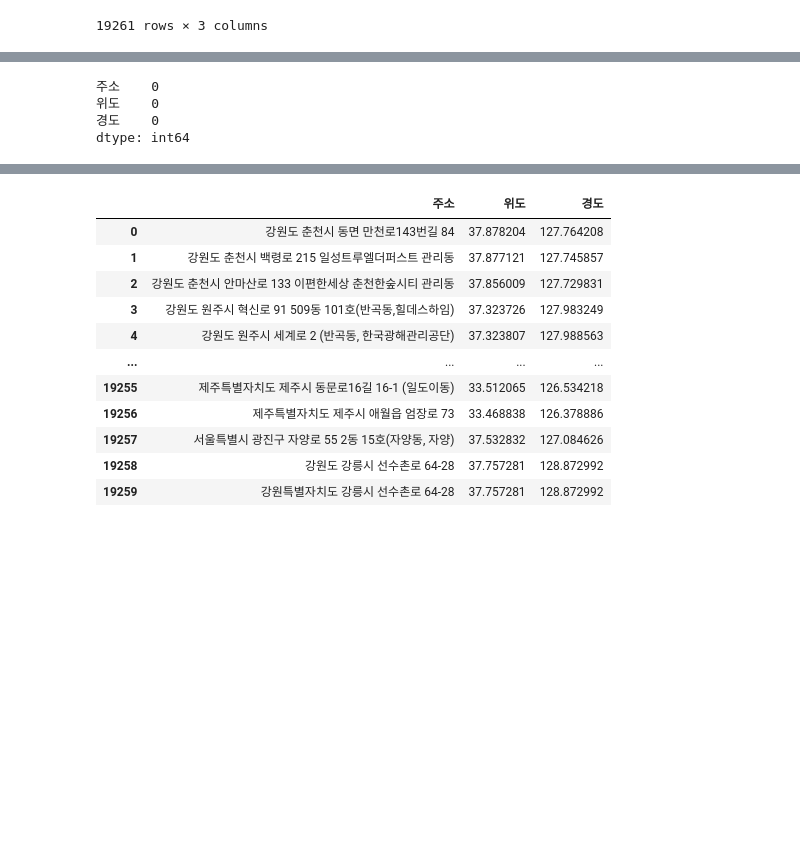
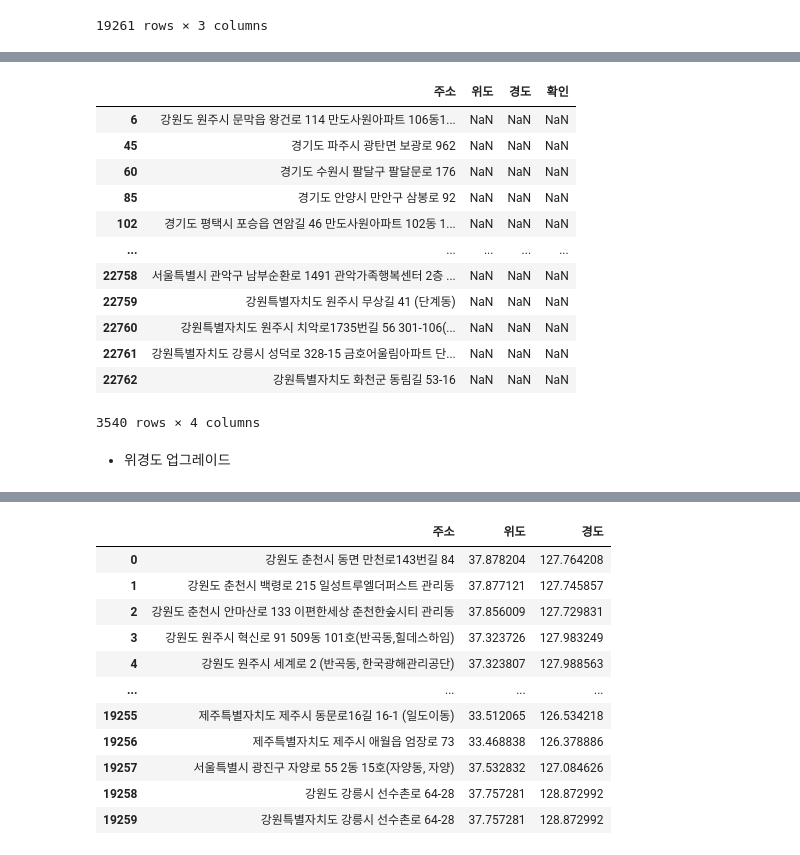
Before and after one commit to NeatyNut/-------, a Jupyter notebook: EDA.ipynb, the cells around one changed output, grey strips where cells are left out. Saved outputs shown, nothing was run; the diff lists cells and outputs as text; code cells hidden in the pictures; blank space fills up the shorter version.

```diff
--- a/EDA.ipynb
+++ b/EDA.ipynb
@@ -1154,7 +1159,18 @@ new_get_xy_df
 # %%
-new_get_xy_df.isnull().sum()
+new_get_xy_df[new_get_xy_df['확인'].isnull()]
 # %% [output]
+|  | 주소 | 위도 | 경도 | 확인 |
+| 6 | 강원도 원주시 문막읍 왕건로 114 만도사원아파트 106동1... | NaN | NaN | NaN |
+| 45 | 경기도 파주시 광탄면 보광로 962 | NaN | NaN | NaN |
+| 60 | 경기도 수원시 팔달구 팔달문로 176 | NaN | NaN | NaN |
+| 85 | 경기도 안양시 만안구 삼봉로 92 | NaN | NaN | NaN |
+| 102 | 경기도 평택시 포승읍 연암길 46 만도사원아파트 102동 1... | NaN | NaN | NaN |
+| ... | ... | ... | ... | ... |
+| 22758 | 서울특별시 관악구 남부순환로 1491 관악가족행복센터 2층 ... | NaN | NaN | NaN |
+| 22759 | 강원특별자치도 원주시 무상길 41 (단계동) | NaN | NaN | NaN |
+| 22760 | 강원특별자치도 원주시 치악로1735번길 56 301-106(... | NaN | NaN | NaN |
+| 22761 | 강원특별자치도 강릉시 성덕로 328-15 금호어울림아파트 단... | NaN | NaN | NaN |
+| 22762 | 강원특별자치도 화천군 동림길 53-16 | NaN | NaN | NaN |
-주소    0
-위도    0
-경도    0
-dtype: int64
+3540 rows × 4 columns
+# %% [markdown]
+- 위경도 업그레이드
```
Also changed, not shown: parts of 15 cells of this notebook.
